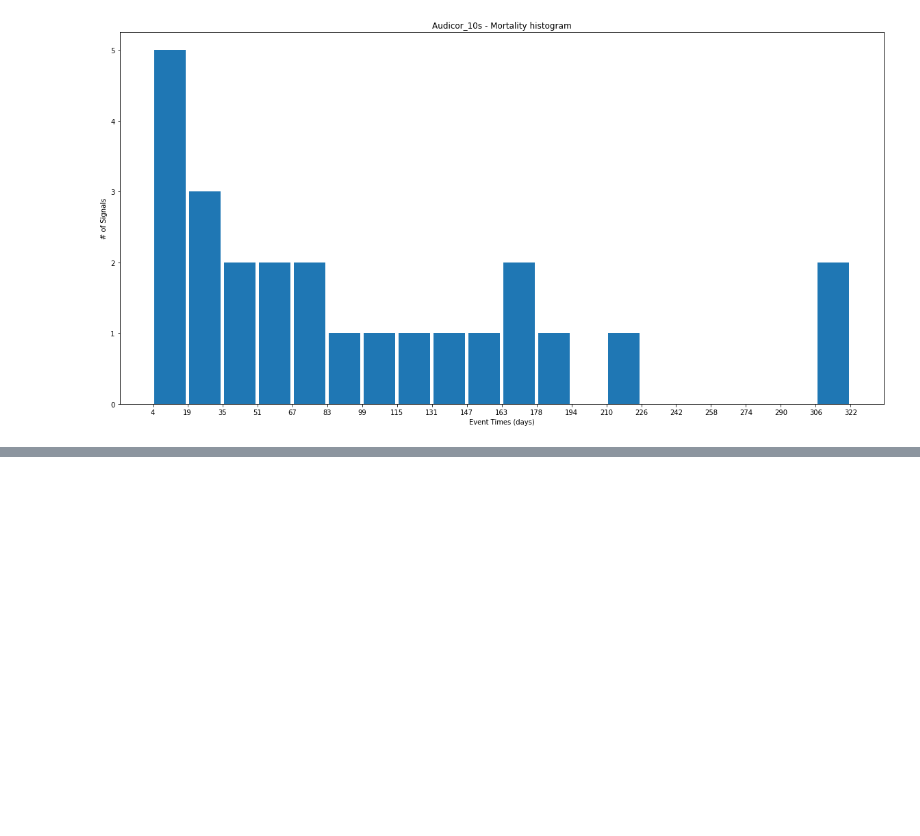
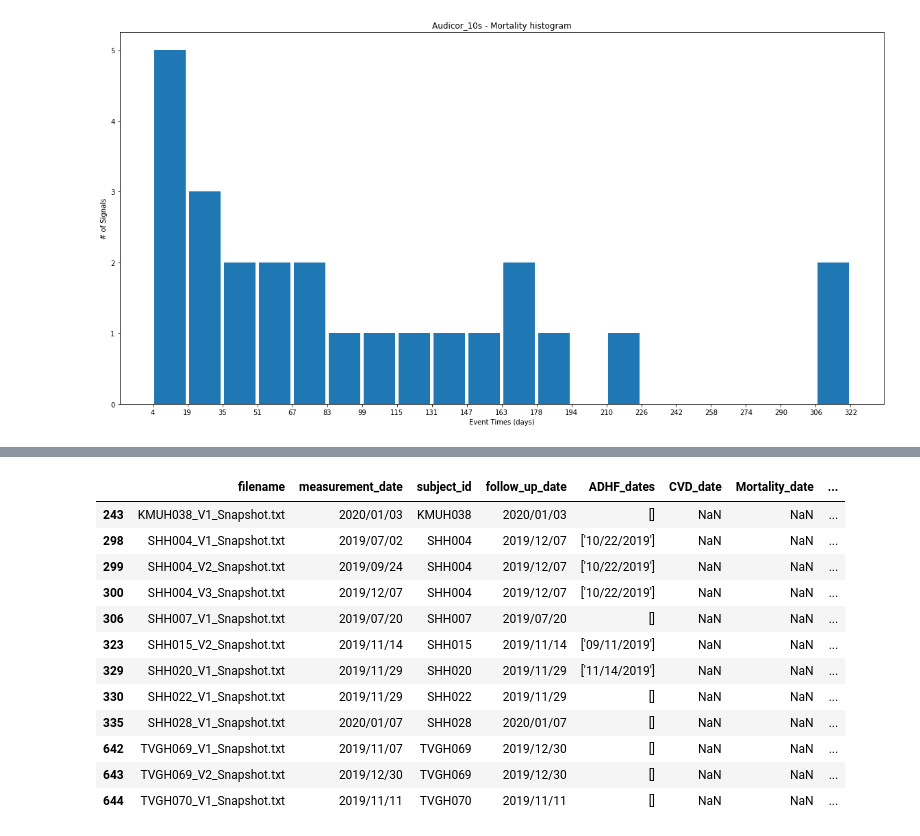
Before and after one commit to writerwriter/ekg, a Jupyter notebook: data_visualization.ipynb, the cells around one changed output, grey strips where cells are left out. Cells and saved outputs as stored; diff of their text form; code cells hidden in the pictures; blank space fills up the shorter version.

```diff
--- a/data_visualization.ipynb
+++ b/data_visualization.ipynb
@@ -148,0 +524,16 @@ plot_hist('Audicor_10s - Mortality histogram', Mortality_survival_times)
+# %%
+abnormal_event[abnormal_event[to_fix].isnull().any(axis=1)]
+# %% [output]
+|  | filename | measurement_date | subject_id | follow_up_date | ADHF_dates | CVD_date | Mortality_date | ... |
+| 243 | KMUH038_V1_Snapshot.txt | 2020/01/03 | KMUH038 | 2020/01/03 | [] | NaN | NaN | ... |
+| 298 | SHH004_V1_Snapshot.txt | 2019/07/02 | SHH004 | 2019/12/07 | ['10/22/2019'] | NaN | NaN | ... |
+| 299 | SHH004_V2_Snapshot.txt | 2019/09/24 | SHH004 | 2019/12/07 | ['10/22/2019'] | NaN | NaN | ... |
+| 300 | SHH004_V3_Snapshot.txt | 2019/12/07 | SHH004 | 2019/12/07 | ['10/22/2019'] | NaN | NaN | ... |
+| 306 | SHH007_V1_Snapshot.txt | 2019/07/20 | SHH007 | 2019/07/20 | [] | NaN | NaN | ... |
+| 323 | SHH015_V2_Snapshot.txt | 2019/11/14 | SHH015 | 2019/11/14 | ['09/11/2019'] | NaN | NaN | ... |
+| 329 | SHH020_V1_Snapshot.txt | 2019/11/29 | SHH020 | 2019/11/29 | ['11/14/2019'] | NaN | NaN | ... |
+| 330 | SHH022_V1_Snapshot.txt | 2019/11/29 | SHH022 | 2019/11/29 | [] | NaN | NaN | ... |
+| 335 | SHH028_V1_Snapshot.txt | 2020/01/07 | SHH028 | 2020/01/07 | [] | NaN | NaN | ... |
+| 642 | TVGH069_V1_Snapshot.txt | 2019/11/07 | TVGH069 | 2019/12/30 | [] | NaN | NaN | ... |
+| 643 | TVGH069_V2_Snapshot.txt | 2019/12/30 | TVGH069 | 2019/12/30 | [] | NaN | NaN | ... |
+| 644 | TVGH070_V1_Snapshot.txt | 2019/11/11 | TVGH070 | 2019/11/11 | [] | NaN | NaN | ... |
```
Also changed, not shown: parts of 32 cells of this notebook, 7 other files.
